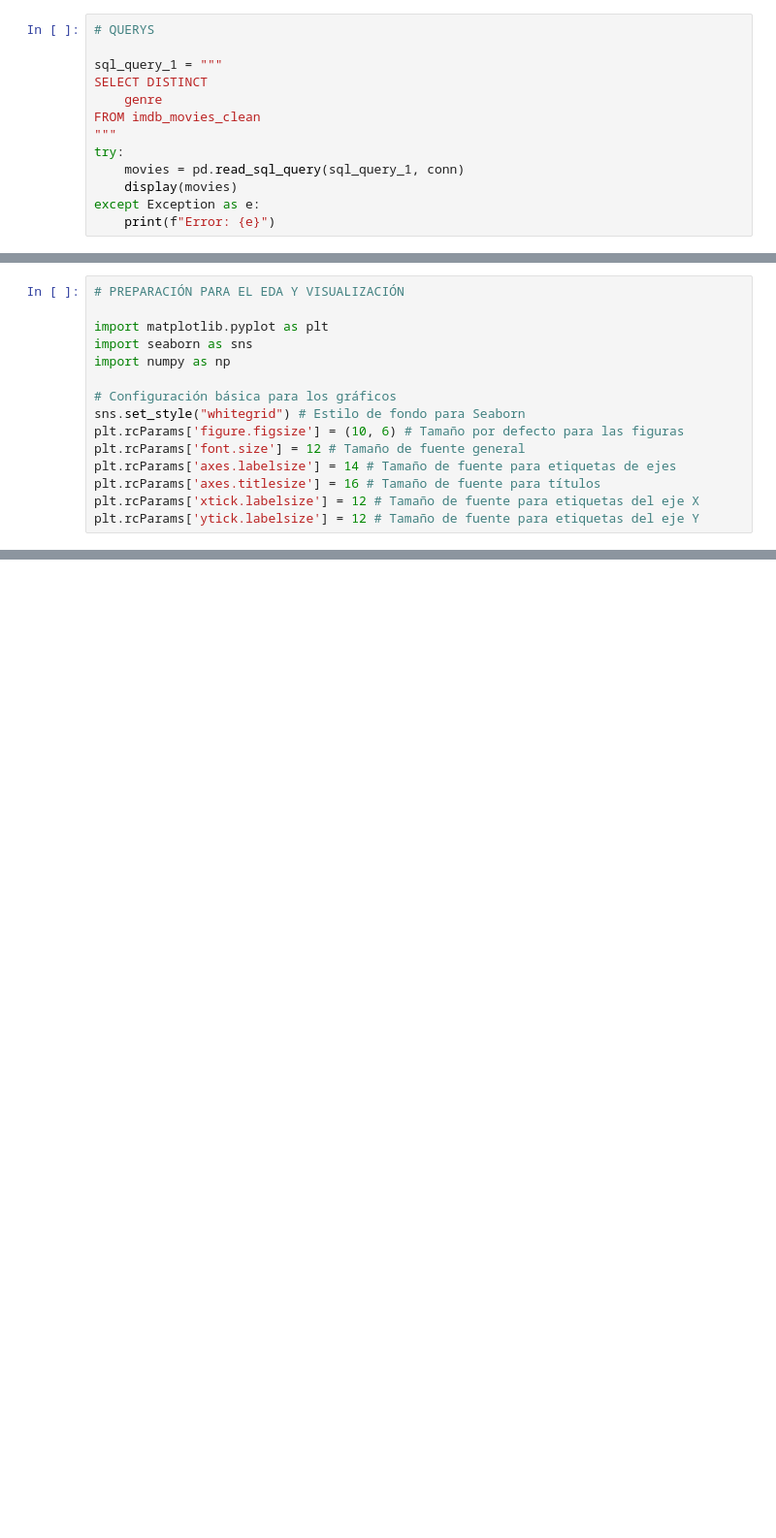
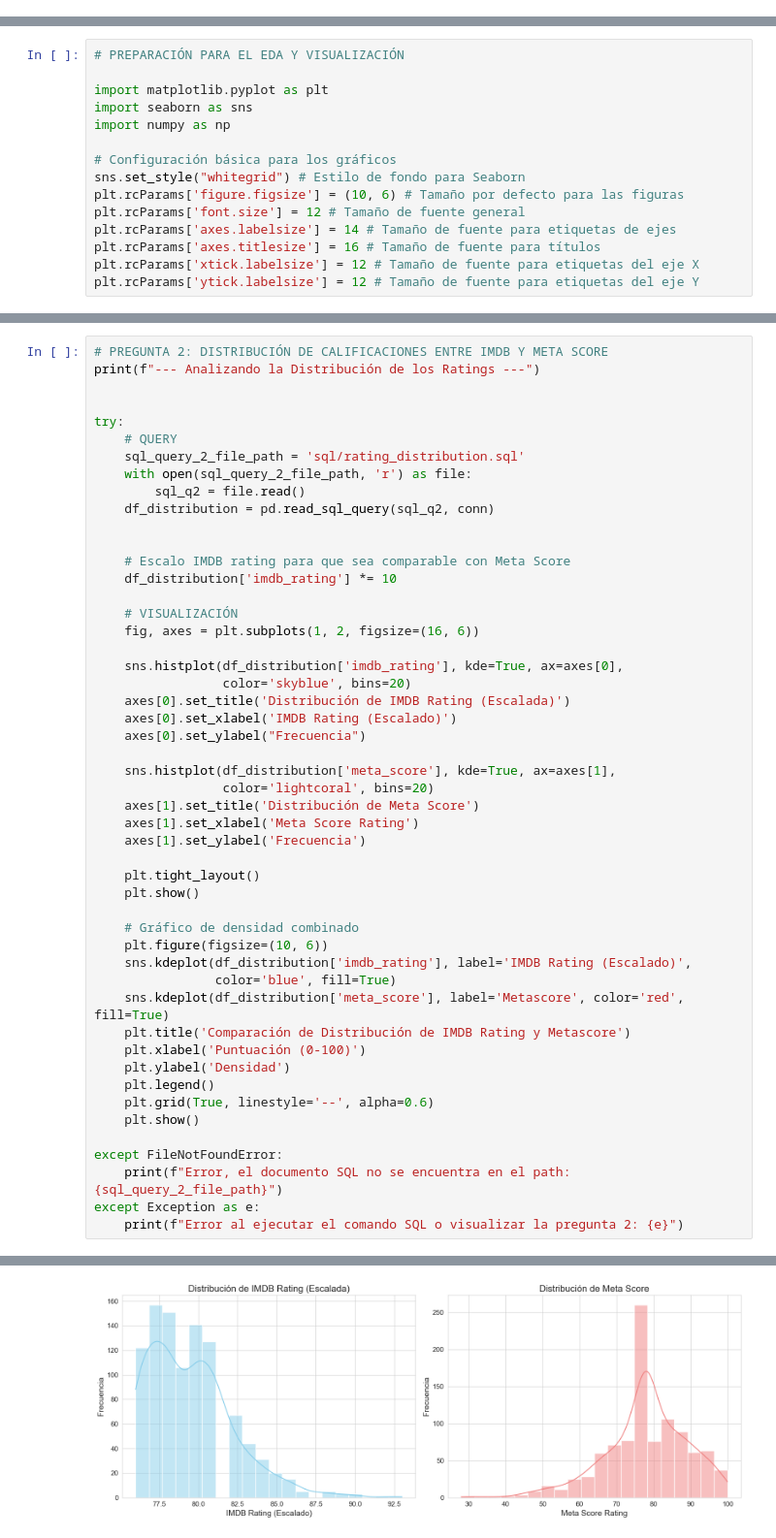
Before and after one commit to christianV1zcardo/Proyecto_IMDB_EDA, a Jupyter notebook: imdb_movies_eda.ipynb, the cells around one changed output, grey strips where cells are left out. Shown at 97% size. Saved outputs shown, nothing was run; the diff lists cells and outputs as text; blank space fills up the shorter version.

Commit message:
Respondidas Preguntas 1 y 2

```diff
--- a/imdb_movies_eda.ipynb
+++ b/imdb_movies_eda.ipynb
@@ -153,13 +75,0 @@ DataFrame cargado a la tabla 'imdb_movies_clean' exitosamente.
-# %%
-# QUERYS
-
-sql_query_1 = """
-SELECT DISTINCT
-    genre
-FROM imdb_movies_clean
-"""
-try:
-    movies = pd.read_sql_query(sql_query_1, conn)
-    display(movies)
-except Exception as e:
-    print(f"Error: {e}")
@@ -202,0 +134,51 @@ plt.rcParams['ytick.labelsize'] = 12 # Tamaño de fuente para etiquetas del eje
+# %%
+# PREGUNTA 2: DISTRIBUCIÓN DE CALIFICACIONES ENTRE IMDB Y META SCORE
+print(f"--- Analizando la Distribución de los Ratings ---")
+
+
+try:
+    # QUERY
+    sql_query_2_file_path = 'sql/rating_distribution.sql'
+    with open(sql_query_2_file_path, 'r') as file:
+        sql_q2 = file.read()
+    df_distribution = pd.read_sql_query(sql_q2, conn)
+
+
+    # Escalo IMDB rating para que sea comparable con Meta Score
+    df_distribution['imdb_rating'] *= 10
+
+    # VISUALIZACIÓN
+    fig, axes = plt.subplots(1, 2, figsize=(16, 6))
+
+    sns.histplot(df_distribution['imdb_rating'], kde=True, ax=axes[0],
+                 color='skyblue', bins=20)
+    axes[0].set_title('Distribución de IMDB Rating (Escalada)')
+    axes[0].set_xlabel('IMDB Rating (Escalado)')
+    axes[0].set_ylabel("Frecuencia")
+
+    sns.histplot(df_distribution['meta_score'], kde=True, ax=axes[1],
+                 color='lightcoral', bins=20)
+    axes[1].set_title('Distribución de Meta Score')
+    axes[1].set_xlabel('Meta Score Rating')
+    axes[1].set_ylabel('Frecuencia')
+
+    plt.tight_layout()
+    plt.show()
+
+    # Gráfico de densidad combinado
+    plt.figure(figsize=(10, 6))
+    sns.kdeplot(df_distribution['imdb_rating'], label='IMDB Rating (Escalado)',
+                color='blue', fill=True)
+    sns.kdeplot(df_distribution['meta_score'], label='Metascore', color='red', fill=True)
+    plt.title('Comparación de Distribución de IMDB Rating y Metascore')
+    plt.xlabel('Puntuación (0-100)')
+    plt.ylabel('Densidad')
+    plt.legend()
+    plt.grid(True, linestyle='--', alpha=0.6)
+    plt.show()
+
+except FileNotFoundError:
+    print(f"Error, el documento SQL no se encuentra en el path: {sql_query_2_file_path}")
+except Exception as e:
+    print(f"Error al ejecutar el comando SQL o visualizar la pregunta 2: {e}")
+# %% [output]
@@ -202,0 +186 @@ plt.rcParams['ytick.labelsize'] = 12 # Tamaño de fuente para etiquetas del eje
+[figure, added]
```
Also changed, not shown: parts of 13 cells of this notebook, 3 other files.
